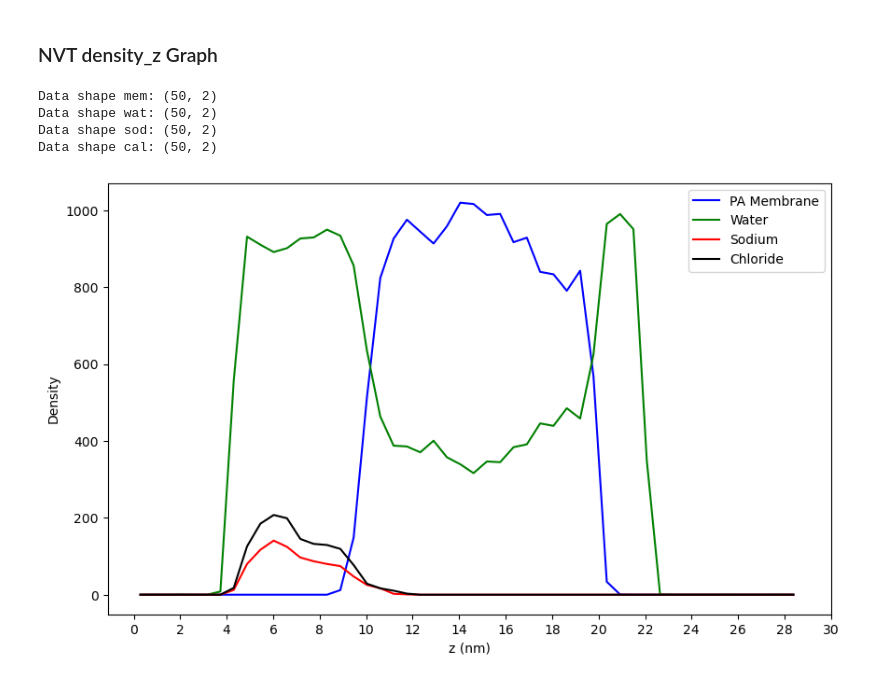
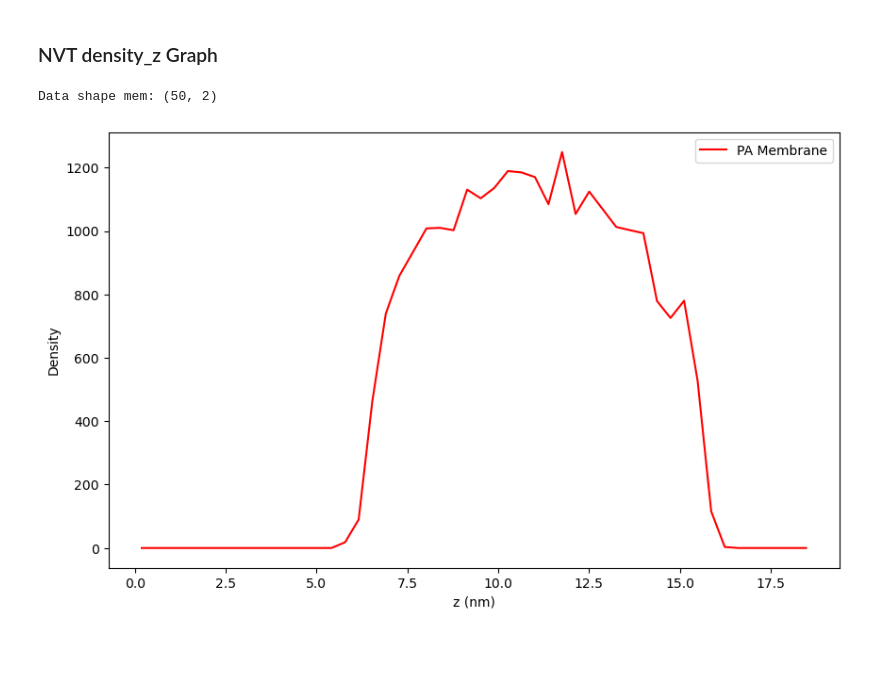
Before and after one commit to jhyang13/GROMACS-Water-Ion-Transport-Polyamide-Membrane, a Jupyter notebook: density_z.ipynb, the cells around one changed output. Saved outputs shown, nothing was run; the diff lists cells and outputs as text; code cells hidden in the pictures; blank space fills up the shorter version.

```diff
--- a/density_z.ipynb
+++ b/density_z.ipynb
@@ -11,51 +11,48 @@ import seaborn as sns
 import os
 # %%
 # Set the file path to the Excel file containing the stress-strain data.
-data_file_mem = r'Z:/UW_Madison_Jiahui/projects/PA_Membrane/mem_moy/subhamoy_swiss_itp/model/groups_mem.xvg'
-data_file_wat = r'Z:/UW_Madison_Jiahui/projects/PA_Membrane/mem_moy/subhamoy_swiss_itp/model/groups_wat.xvg'
-data_file_sod = r'Z:/UW_Madison_Jiahui/projects/PA_Membrane/mem_moy/subhamoy_swiss_itp/model/groups_SOD.xvg'
-data_file_cal = r'Z:/UW_Madison_Jiahui/projects/PA_Membrane/mem_moy/subhamoy_swiss_itp/model/groups_CLA.xvg'
+data_file_mem = r'Z:/UW_Madison_Jiahui/projects/PA_Membrane/mem_moy/subhamoy_swiss_itp/nacl_single/S2_EquilNVT/groups_membrane.xvg'
+#data_file_wat = r'Z:/UW_Madison_Jiahui/projects/PA_Membrane/mem_moy/subhamoy_swiss_itp/model/groups_wat.xvg'
+#data_file_sod = r'Z:/UW_Madison_Jiahui/projects/PA_Membrane/mem_moy/subhamoy_swiss_itp/model/groups_SOD.xvg'
+#data_file_cal = r'Z:/UW_Madison_Jiahui/projects/PA_Membrane/mem_moy/subhamoy_swiss_itp/model/groups_CLA.xvg'
 
 # Load data from the specified text file into a NumPy array.
 # The 'comments' parameter tells the function to ignore lines that start with these characters.
 data_array_mem = np.loadtxt(data_file_mem, comments=('#', '@'))
-data_array_wat = np.loadtxt(data_file_wat, comments=('#', '@'))
-data_array_sod = np.loadtxt(data_file_sod, comments=('#', '@'))
-data_array_cal = np.loadtxt(data_file_cal, comments=('#', '@'))
+#data_array_wat = np.loadtxt(data_file_wat, comments=('#', '@'))
+#data_array_sod = np.loadtxt(data_file_sod, comments=('#', '@'))
+#data_array_cal = np.loadtxt(data_file_cal, comments=('#', '@'))
 
 # Print the shape of the array.
 print("Data shape mem:", data_array_mem.shape)
-print("Data shape wat:", data_array_wat.shape)
-print("Data shape sod:", data_array_wat.shape)
-print("Data shape cal:", data_array_wat.shape)
+#print("Data shape wat:", data_array_wat.shape)
+#print("Data shape sod:", data_array_wat.shape)
+#print("Data shape cal:", data_array_wat.shape)
 # %% [output]
 Data shape mem: (50, 2)
-Data shape wat: (50, 2)
-Data shape sod: (50, 2)
-Data shape cal: (50, 2)
 # %%
 # Create a figure for the plot with a specific size.
 plt.figure(figsize=(10, 6))
 
 # Plot each data set with a different label and color
-plt.plot(data_array_mem[:, 0], data_array_mem[:, 1], label='PA Membrane', color='blue')
-plt.plot(data_array_wat[:, 0], data_array_wat[:, 1], label='Water', color='green')
-plt.plot(data_array_sod[:, 0], data_array_sod[:, 1], label='Sodium', color='red')
-plt.plot(data_array_cal[:, 0], data_array_cal[:, 1], label='Chloride', color='black')
+plt.plot(data_array_mem[:, 0], data_array_mem[:, 1], label='PA Membrane', color='red')
+#plt.plot(data_array_wat[:, 0], data_array_wat[:, 1], label='Water', color='green')
+#plt.plot(data_array_sod[:, 0], data_array_sod[:, 1], label='Sodium', color='red')
+#plt.plot(data_array_cal[:, 0], data_array_cal[:, 1], label='Chloride', color='black')
 
 # Add labels for the x and y axes.
 plt.xlabel("z (nm)")
 plt.ylabel("Density")
-min_x, max_x = 0, 30
-plt.xticks(np.arange(min_x, max_x+1, 2))
+#min_x, max_x = 0, 30
+#plt.xticks(np.arange(min_x, max_x+1, 2))
 
 # Add a title to the plot.
 # plt.title("GROMACS Energies Comparison")
 
 # Display the legend.
 plt.legend()
 
 # Display the plot.
 plt.show()
 # %% [output]
-[figure, old version]
+[figure, new version]
```
Also changed, not shown: 11 other files.
